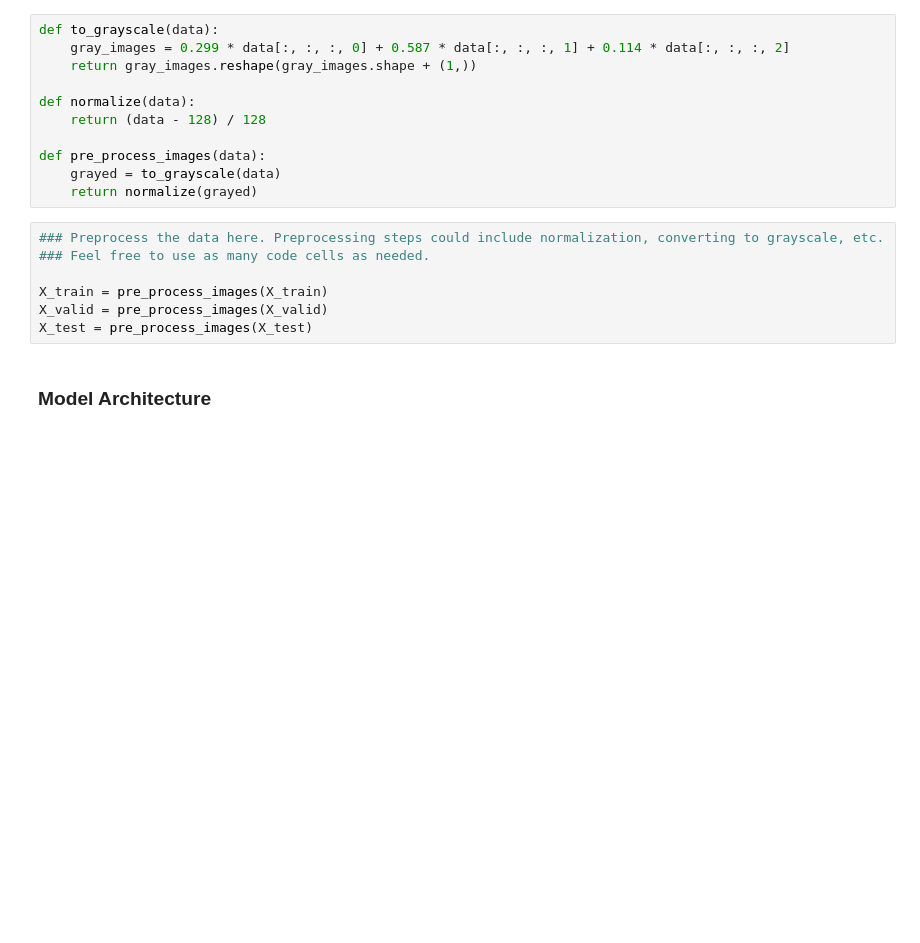
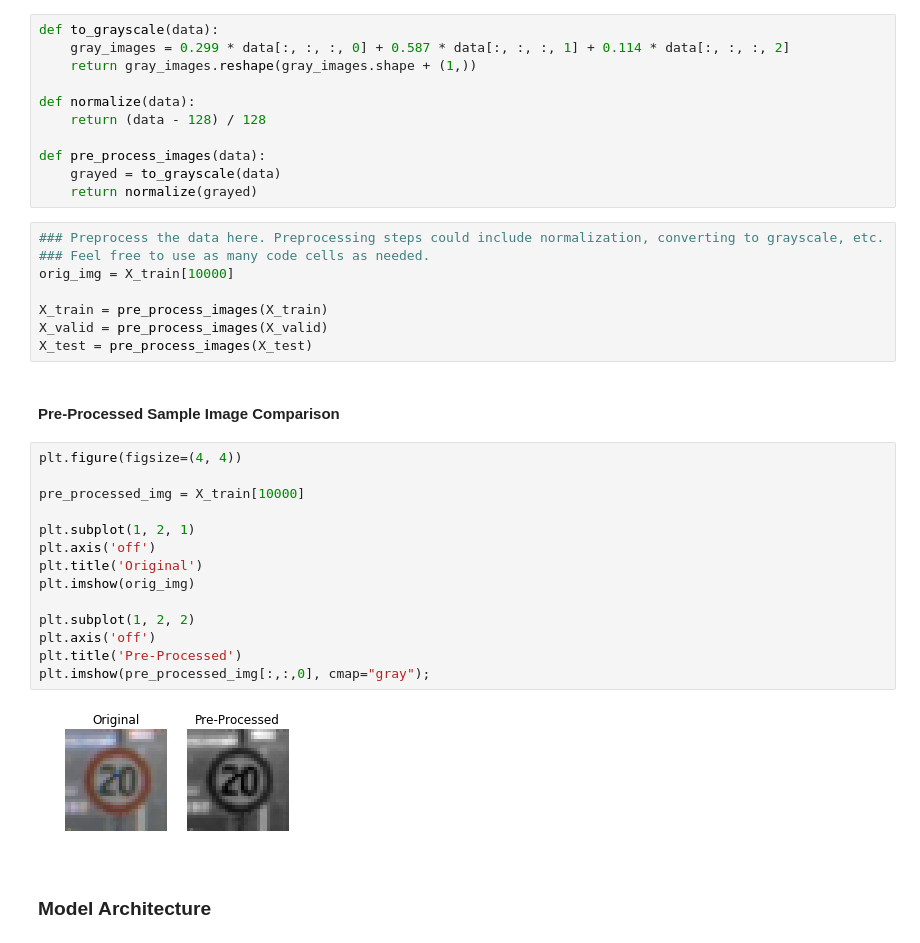
Before and after one commit to patrickmpoon/CarND-Traffic-Sign-Classifier-Project, a Jupyter notebook: Traffic_Sign_Classifier.ipynb, the cells around one changed output. Saved outputs shown, nothing was run; the diff lists cells and outputs as text; blank space fills up the shorter version.

```diff
--- a/Traffic_Sign_Classifier.ipynb
+++ b/Traffic_Sign_Classifier.ipynb
@@ -272,10 +272,29 @@ def pre_process_images(data):
 # %%
 ### Preprocess the data here. Preprocessing steps could include normalization, converting to grayscale, etc.
 ### Feel free to use as many code cells as needed.
+orig_img = X_train[10000]
 
 X_train = pre_process_images(X_train)
 X_valid = pre_process_images(X_valid)
 X_test = pre_process_images(X_test)
+# %% [markdown]
+#### Pre-Processed Sample Image Comparison
+# %%
+plt.figure(figsize=(4, 4))
+
+pre_processed_img = X_train[10000]
+
+plt.subplot(1, 2, 1)
+plt.axis('off')
+plt.title('Original')
+plt.imshow(orig_img)
+
+plt.subplot(1, 2, 2)
+plt.axis('off')
+plt.title('Pre-Processed')
+plt.imshow(pre_processed_img[:,:,0], cmap="gray");
+# %% [output]
+[figure, added]
 # %% [markdown]
 ### Model Architecture
 # %%
```
Also changed, not shown: parts of 7 cells of this notebook, 9 other files.
